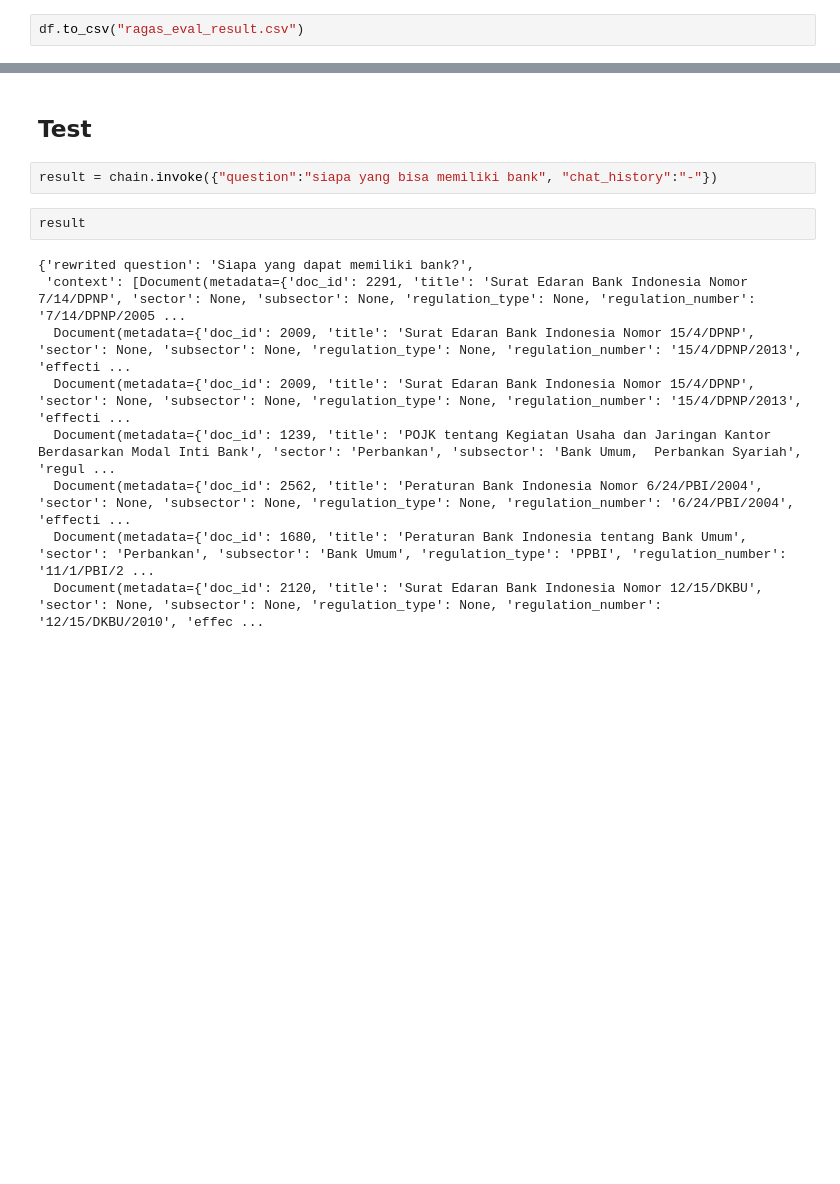
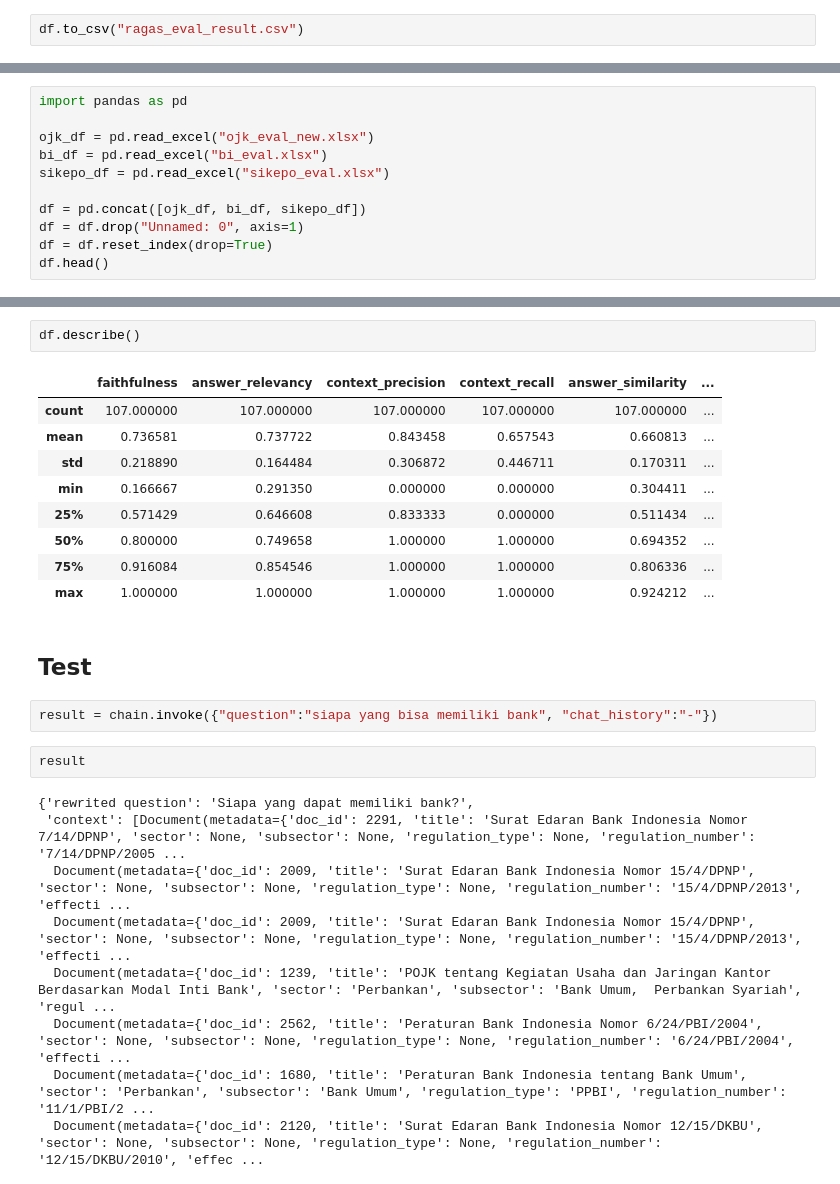
Before and after one commit to bryandts7/ocbc_compliance_gpt, a Jupyter notebook: evaluation.ipynb, the cells around one changed output, grey strips where cells are left out. Drawn from its saved outputs; the diff is of its cells as text; blank space fills up the shorter version.

```diff
--- a/evaluation.ipynb
+++ b/evaluation.ipynb
@@ -310,0 +289,11 @@ df.describe()
+# %%
+import pandas as pd
+
+ojk_df = pd.read_excel("ojk_eval_new.xlsx")
+bi_df = pd.read_excel("bi_eval.xlsx")
+sikepo_df = pd.read_excel("sikepo_eval.xlsx")
+
+df = pd.concat([ojk_df, bi_df, sikepo_df])
+df = df.drop("Unnamed: 0", axis=1)
+df = df.reset_index(drop=True)
+df.head()
@@ -311,3 +307,15 @@ df.describe()
+# %%
+df.describe()
+# %% [output]
+|  | faithfulness | answer_relevancy | context_precision | context_recall | answer_similarity | ... |
+| count | 107.000000 | 107.000000 | 107.000000 | 107.000000 | 107.000000 | ... |
+| mean | 0.736581 | 0.737722 | 0.843458 | 0.657543 | 0.660813 | ... |
+| std | 0.218890 | 0.164484 | 0.306872 | 0.446711 | 0.170311 | ... |
+| min | 0.166667 | 0.291350 | 0.000000 | 0.000000 | 0.304411 | ... |
+| 25% | 0.571429 | 0.646608 | 0.833333 | 0.000000 | 0.511434 | ... |
+| 50% | 0.800000 | 0.749658 | 1.000000 | 1.000000 | 0.694352 | ... |
+| 75% | 0.916084 | 0.854546 | 1.000000 | 1.000000 | 0.806336 | ... |
+| max | 1.000000 | 1.000000 | 1.000000 | 1.000000 | 0.924212 | ... |
 # %% [markdown]
 ## Test
 # %%
```
Also changed, not shown: parts of 4 cells of this notebook, 3 other files.
